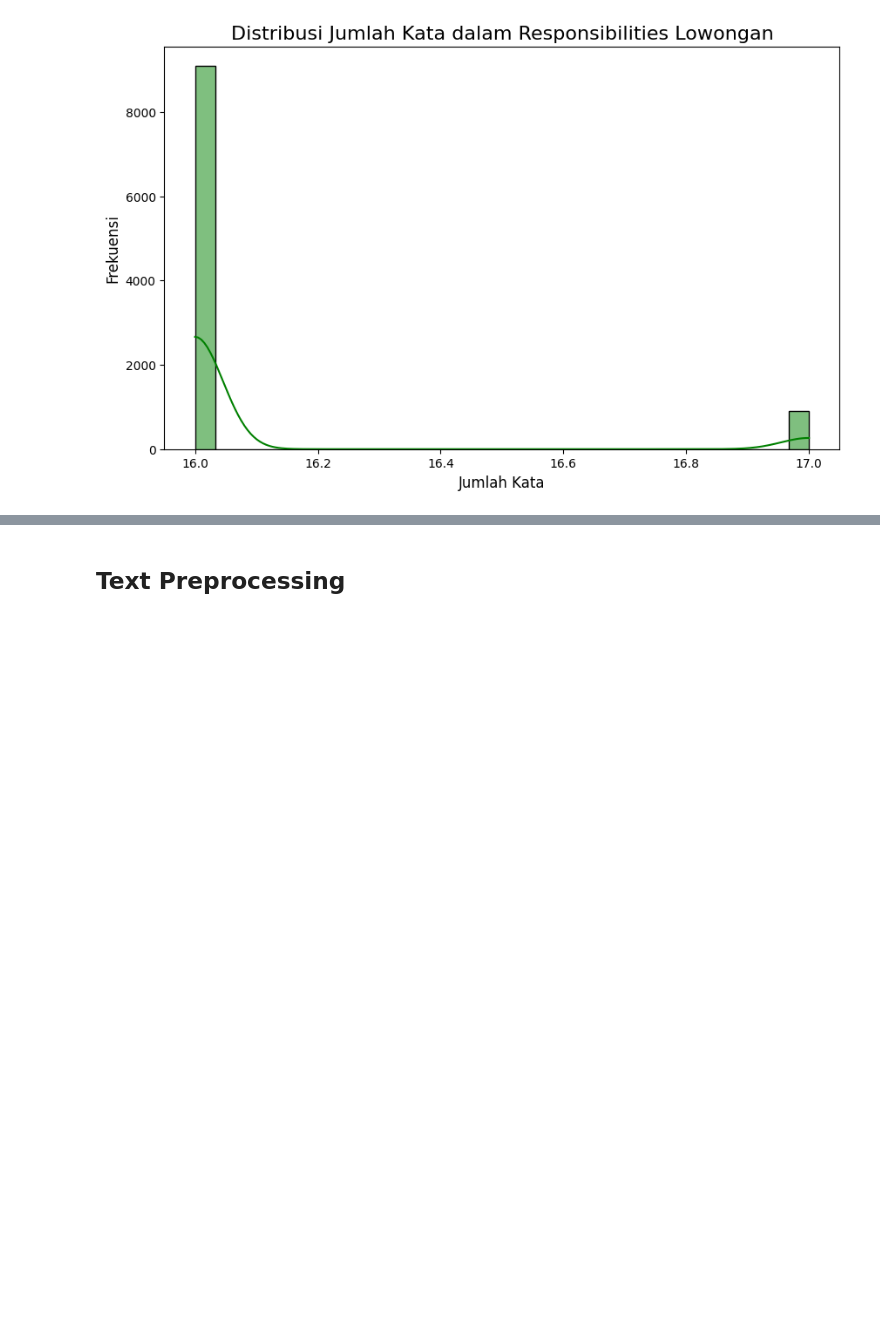
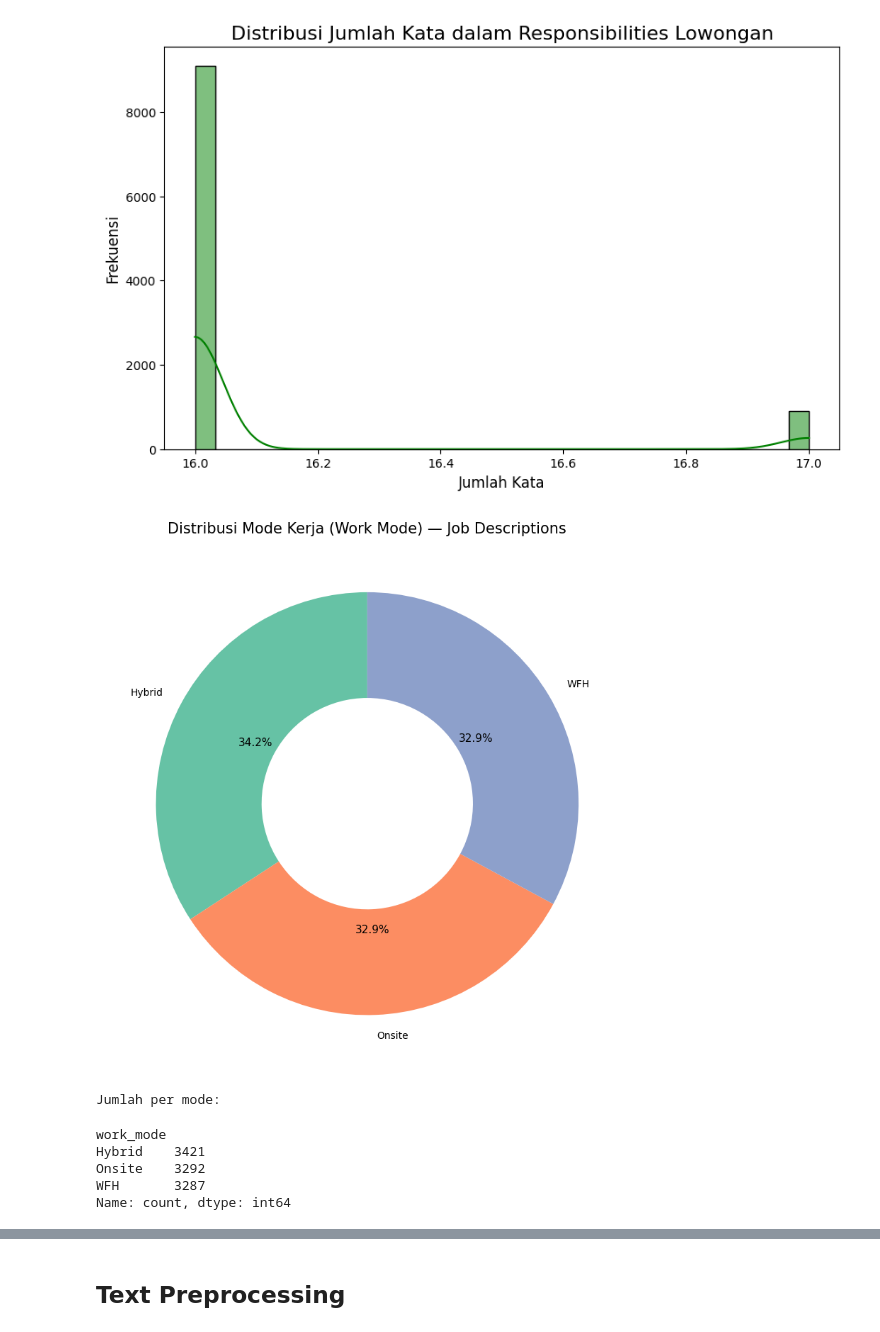
Before and after one commit to lewron135/AOL_NaturalLanguageProcessing, a Jupyter notebook: notebooks/01_data_merging_and_eda.ipynb, the cells around one changed output, grey strips where cells are left out. Drawn from its saved outputs; the diff is of its cells as text; code cells hidden in the pictures; blank space fills up the shorter version.

```diff
--- a/notebooks/01_data_merging_and_eda.ipynb
+++ b/notebooks/01_data_merging_and_eda.ipynb
@@ -170,3 +399,32 @@ Onsite    3292
 WFH       3287
 Name: count, dtype: int64
 [figure]
+# %%
+# Pie/donut chart distribusi work_mode
+work_mode_counts = df_jobs['work_mode'].value_counts()
+
+fig, ax = plt.subplots(figsize=(8, 8))
+wedges, texts, autotexts = ax.pie(
+    work_mode_counts.values,
+    labels=work_mode_counts.index,
+    autopct='%1.1f%%',
+    startangle=90,
+    wedgeprops=dict(width=0.5),   # width < 1 membuat bentuk donut
+    colors=sns.color_palette('Set2', len(work_mode_counts))
+)
+for autotext in autotexts:
+    autotext.set_fontsize(11)
+ax.set_title('Distribusi Mode Kerja (Work Mode) — Job Descriptions', fontsize=15)
+plt.tight_layout()
+plt.show()
+
+print("Jumlah per mode:")
+display(work_mode_counts)
+# %% [output]
+[figure, added]
+Jumlah per mode:
+work_mode
+Hybrid    3421
+Onsite    3292
+WFH       3287
+Name: count, dtype: int64
```
Also changed, not shown: parts of 47 cells of this notebook, 12 other files.
